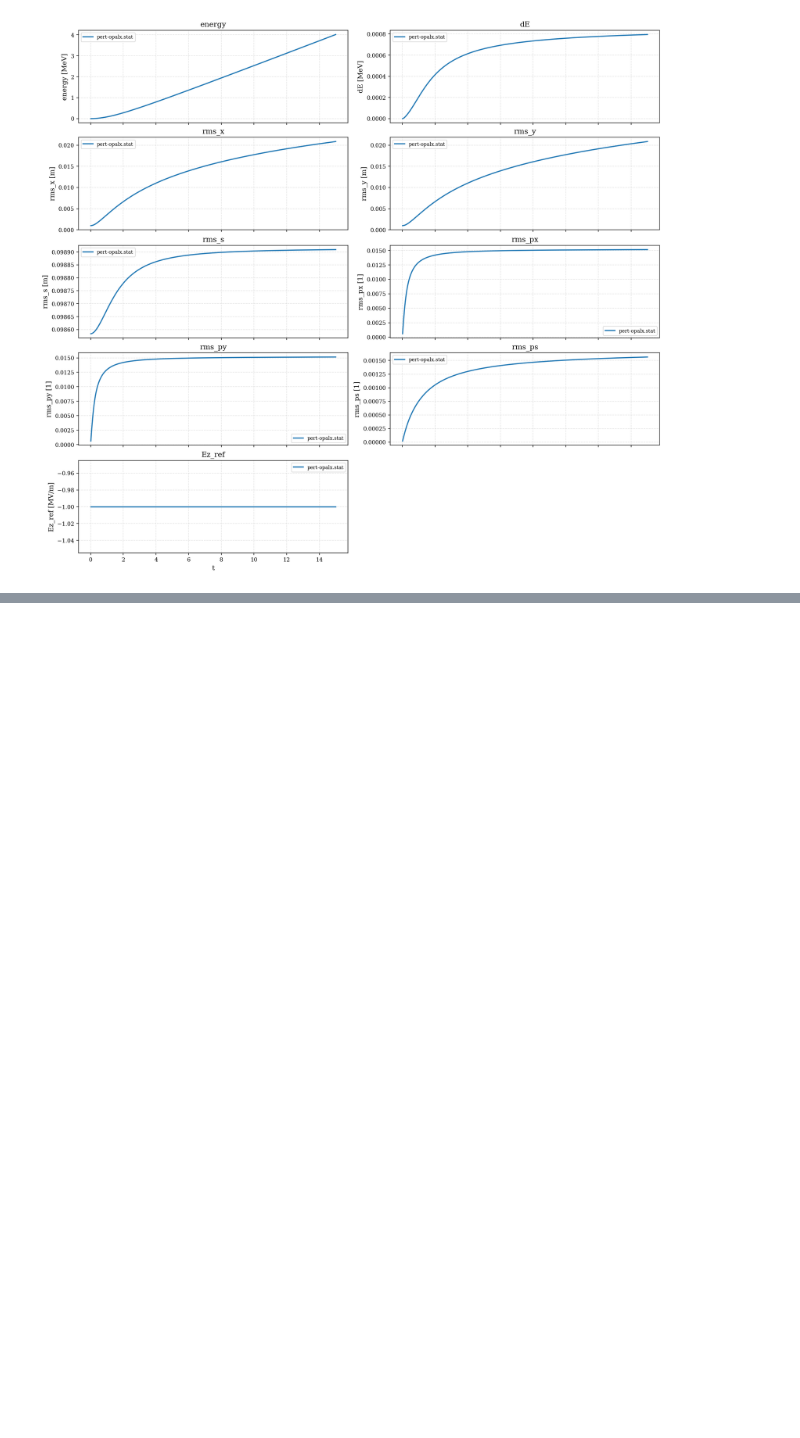
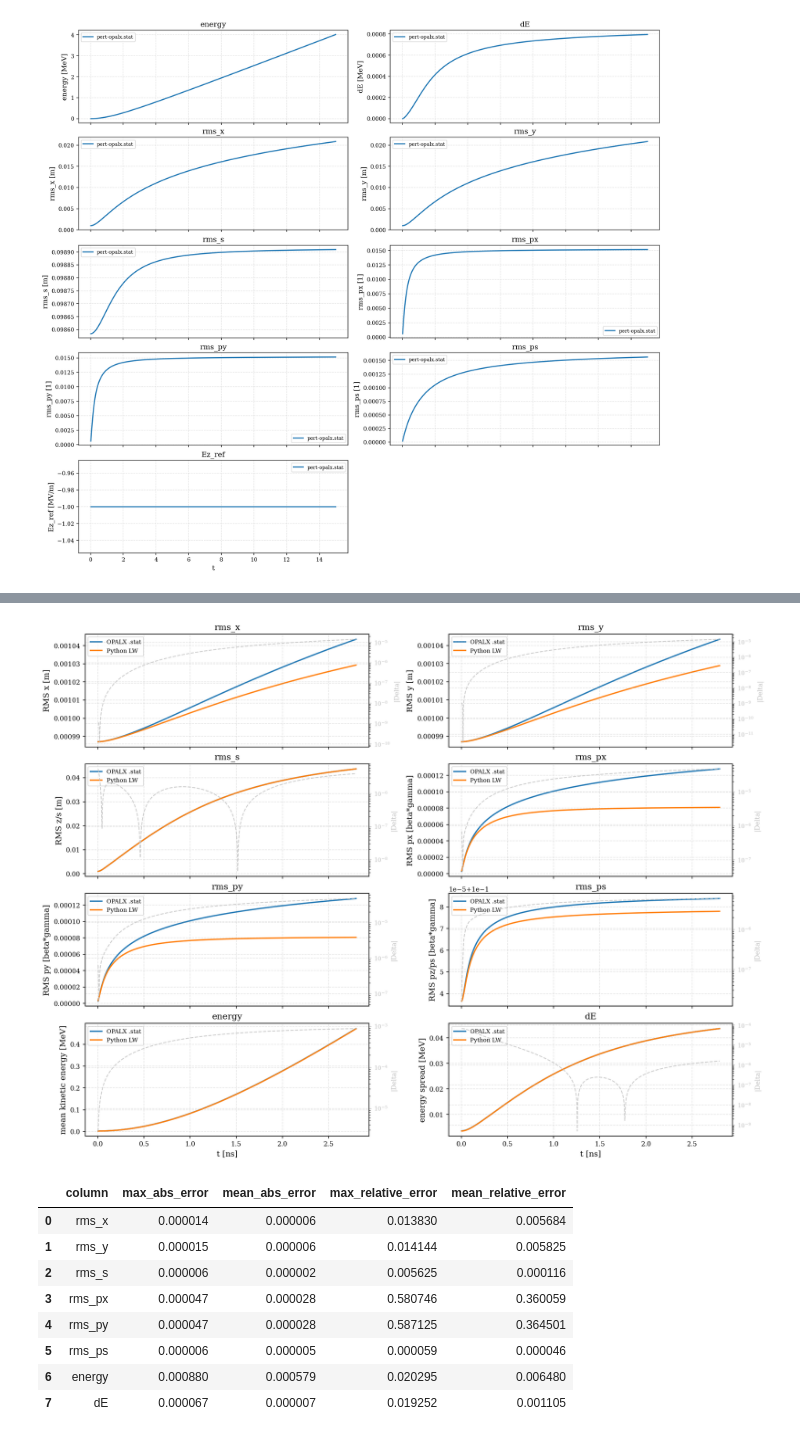
Before and after one commit to alexanderwischmann/FS26-semester-project, a Jupyter notebook: python/lw_perturbation/opalx-comparison.ipynb, the cells around one changed output, grey strips where cells are left out. Saved outputs shown, nothing was run; the diff lists cells and outputs as text; code cells hidden in the pictures; blank space fills up the shorter version.

```diff
--- a/python/lw_perturbation/opalx-comparison.ipynb
+++ b/python/lw_perturbation/opalx-comparison.ipynb
@@ -455,0 +457,23 @@ comparison_summary
+# %%
+comparison_summary = compare_opalx_to_lw_moments(
+    # stat_path="opalx-sim/pert-opalx.stat",
+    # stat_path="opalx-sim/gh200-256-1E8.stat",
+    # stat_path="opalx-sim/pert-test-no-mom.stat",
+    stat_path="opalx-sim/pert-test-binned.stat",
+    moments_path="output/moments.csv",
+    trajectories_path="output/trajectories.npz",
+    save_as="comparison.png",
+    #data_range=[0, 50],
+)
+comparison_summary
+# %% [output]
+[figure, added]
+|  | column | max_abs_error | mean_abs_error | max_relative_error | mean_relative_error |
+| 0 | rms_x | 0.000014 | 0.000006 | 0.013830 | 0.005684 |
+| 1 | rms_y | 0.000015 | 0.000006 | 0.014144 | 0.005825 |
+| 2 | rms_s | 0.000006 | 0.000002 | 0.005625 | 0.000116 |
+| 3 | rms_px | 0.000047 | 0.000028 | 0.580746 | 0.360059 |
+| 4 | rms_py | 0.000047 | 0.000028 | 0.587125 | 0.364501 |
+| 5 | rms_ps | 0.000006 | 0.000005 | 0.000059 | 0.000046 |
+| 6 | energy | 0.000880 | 0.000579 | 0.020295 | 0.006480 |
+| 7 | dE | 0.000067 | 0.000007 | 0.019252 | 0.001105 |
```
Also changed, not shown: parts of 2 cells of this notebook, 16 other files.
